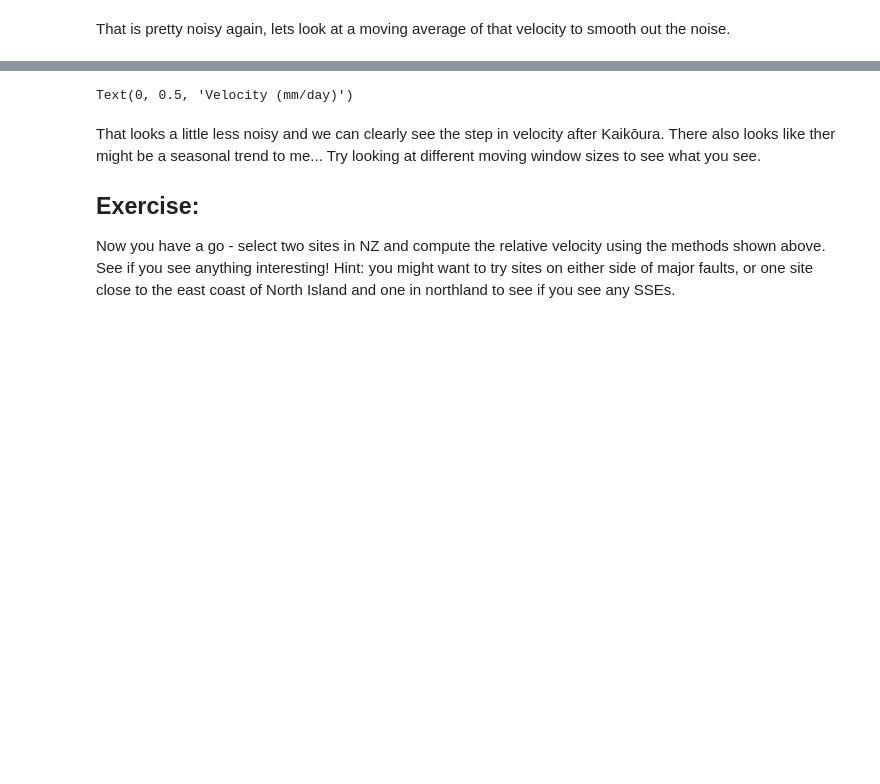
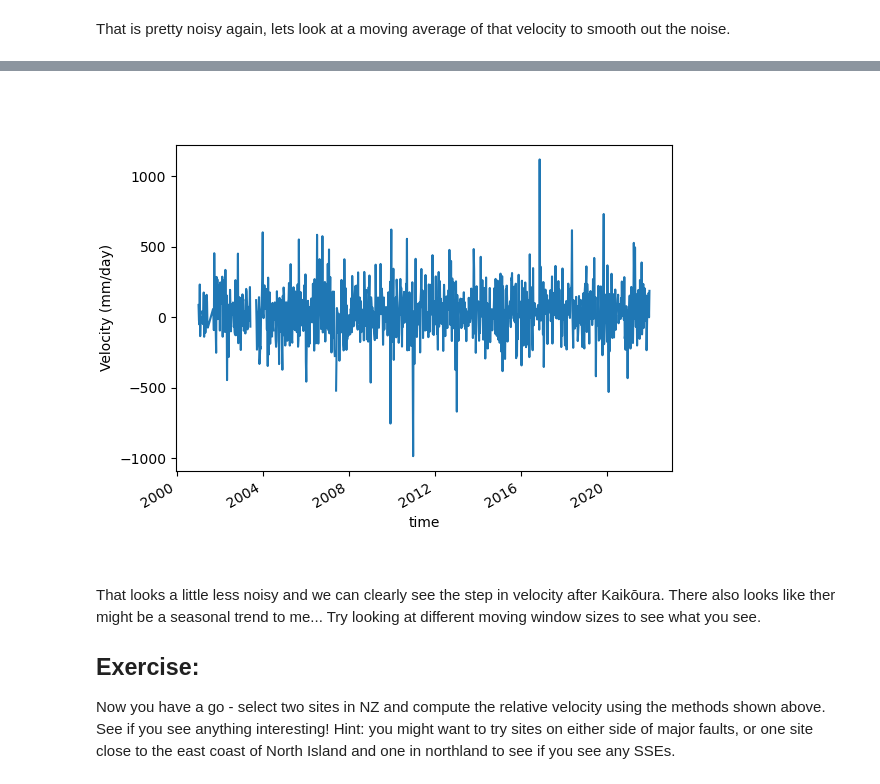
Before and after one commit to calum-chamberlain/ESCI451-Python, a Jupyter notebook: ESCI451_Module_3A.ipynb, the cells around one changed output, grey strips where cells are left out. Drawn from its saved outputs; the diff is of its cells as text; code cells hidden in the pictures; blank space fills up the shorter version.

```diff
--- a/ESCI451_Module_3A.ipynb
+++ b/ESCI451_Module_3A.ipynb
@@ -751,5 +730,5 @@ roll_median = hoki_mtjo_relative.velocity.rolling(
 
 fig, ax = plt.subplots()
 ax = roll_median[0::window_size_days].plot(ax=ax)
-ax.set_ylabel("Velocity (mm/day)")
+label = ax.set_ylabel("Velocity (mm/day)")
 # %% [output]
@@ -758,4 +735,4 @@ ax.set_ylabel("Velocity (mm/day)")
-Text(0, 0.5, 'Velocity (mm/day)')
+[figure, added]
 # %% [markdown]
 That looks a little less noisy and we can clearly see the step in velocity after Kaikōura. There also looks like ther might be a seasonal trend to me... Try looking at different moving window sizes to see what you see.
 
```
Also changed, not shown: parts of 22 cells of this notebook.
